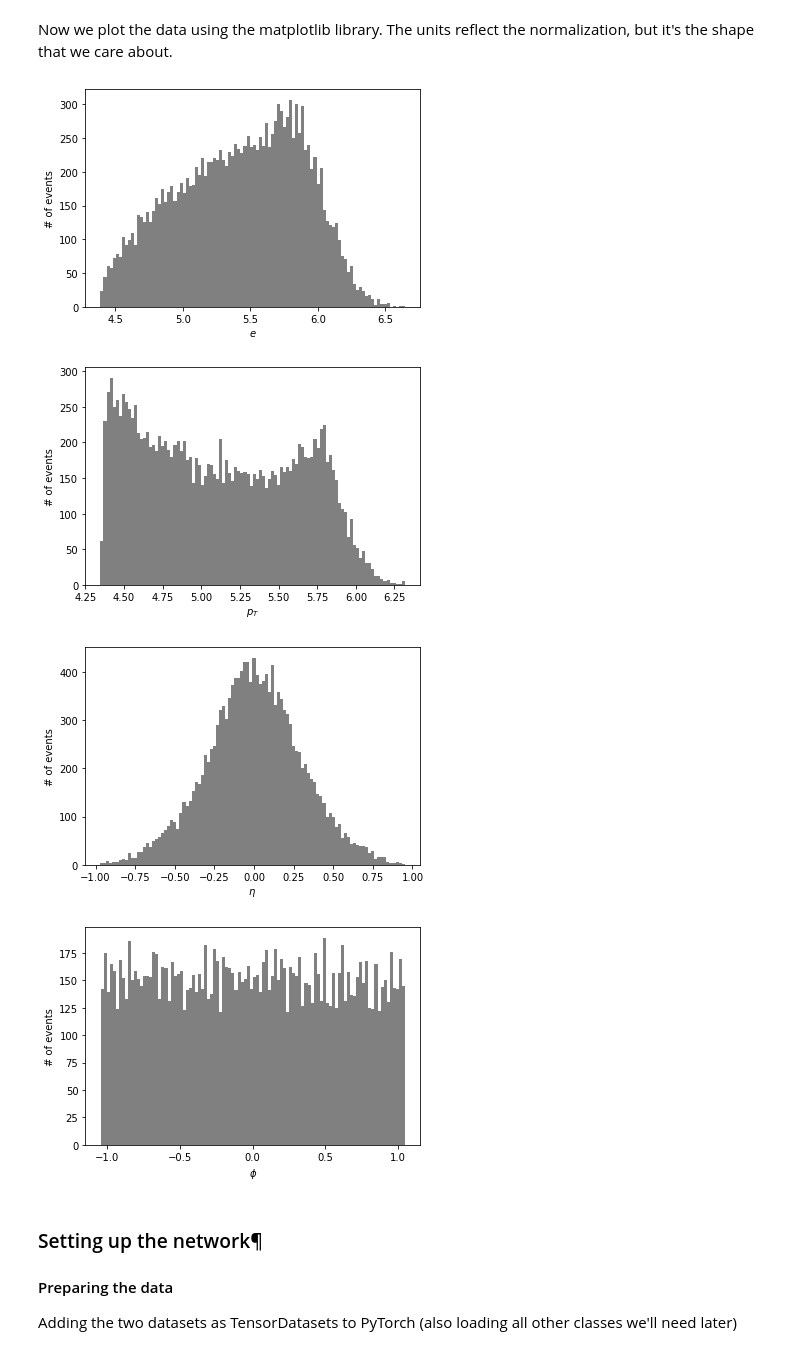
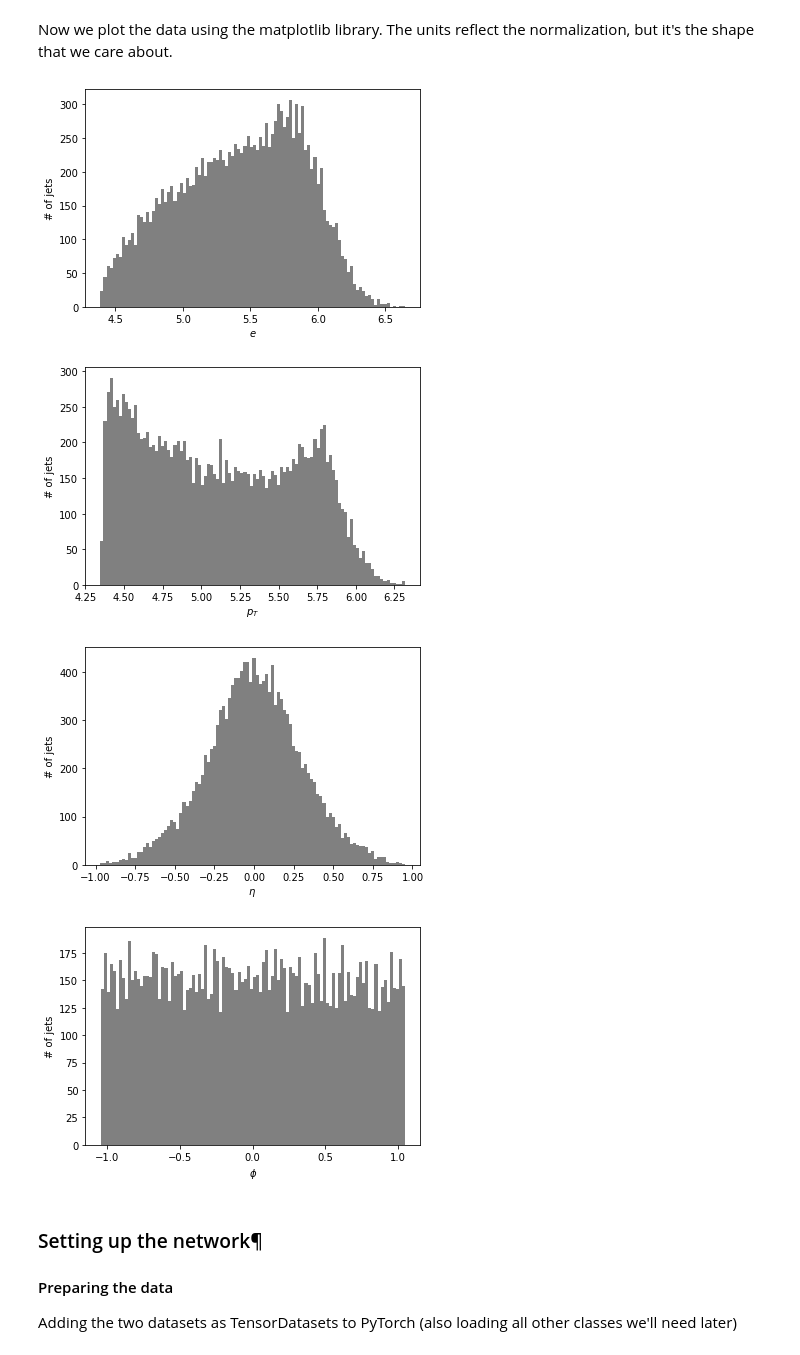
Before and after one commit to d2Anubis/TASK1, a Jupyter notebook: autoencoders.ipynb, the cells around one changed output. Drawn from its saved outputs; the diff is of its cells as text; code cells hidden in the pictures.

```diff
--- a/autoencoders.ipynb
+++ b/autoencoders.ipynb
@@ -84,24 +84,24 @@ Now we plot the data using the matplotlib library. The units reflect the normali
 # %%
 import matplotlib.pyplot as plt
 
 #unit_list = ['[log(GeV)]', '[rad/3]', '[rad/3]', '[log(GeV)]']
 variable_list = [ r'$e$', r'$p_T$', r'$\eta$', r'$\phi$']
 
 branches=["e","pt","eta","phi"]
 
 n_bins = 100
 
 for kk in range(0,4):
     n_hist_data, bin_edges, _ = plt.hist(train[branches[kk]], color='gray', label='Input', alpha=1, bins=n_bins)
     plt.xlabel(xlabel=variable_list[kk])
-    plt.ylabel('# of events')
+    plt.ylabel('# of jets')
     #plt.savefig("fourmomentum_"+branches[kk],dpi=300)
     plt.show()
 # %% [output]
-[figure, old version]
+[figure, new version]
-[figure, old version]
+[figure, new version]
-[figure, old version]
+[figure, new version]
-[figure, old version]
+[figure, new version]
 # %% [markdown]
 ### Setting up the network¶
 #### Preparing the data
```
Also changed, not shown: parts of 6 cells of this notebook.
